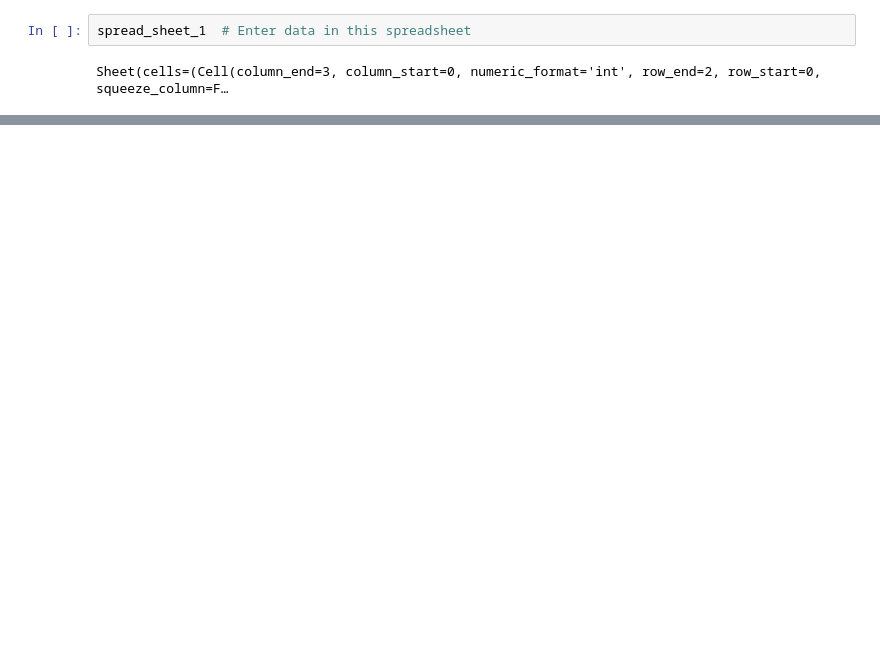
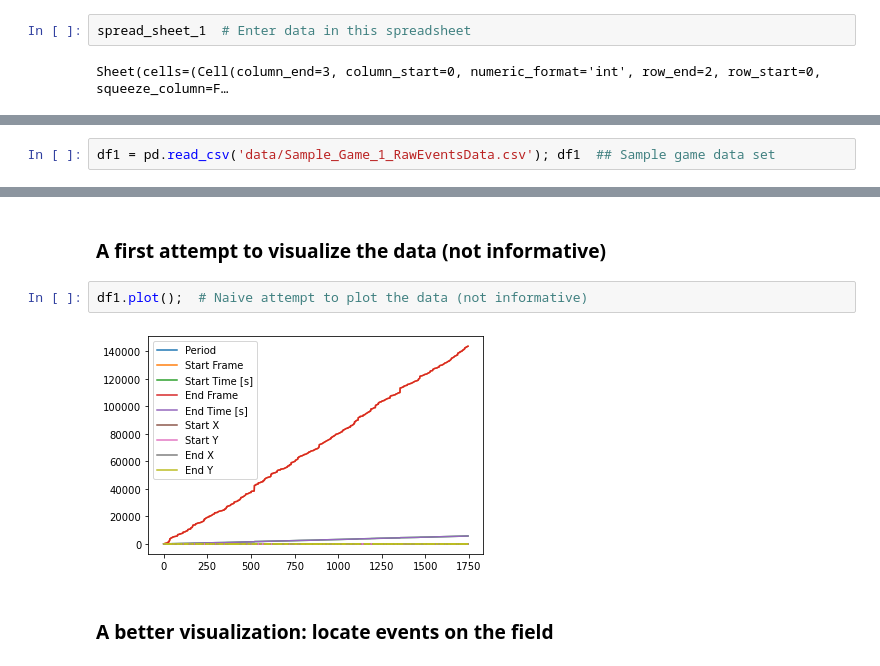
Before and after one commit to callysto/Sports, a Jupyter notebook: SportsAnalytics.ipynb, the cells around one changed output, grey strips where cells are left out. Cells and saved outputs as stored; diff of their text form; blank space fills up the shorter version.

```diff
--- a/SportsAnalytics.ipynb
+++ b/SportsAnalytics.ipynb
@@ -139,0 +250,2 @@ figure_1.update() # CLick the keys "Shift-return" to update the figure
+# %%
+df1 = pd.read_csv('data/Sample_Game_1_RawEventsData.csv'); df1  ## Sample game data set
@@ -139,0 +266,8 @@ figure_1.update() # CLick the keys "Shift-return" to update the figure
+# %% [markdown]
+### A first attempt to visualize the data (not informative)
+# %%
+df1.plot();  # Naive attempt to plot the data (not informative)
+# %% [output]
+[figure, added]
+# %% [markdown]
+### A better visualization: locate events on the field
```
Also changed, not shown: parts of 27 cells of this notebook, 4 other files.
